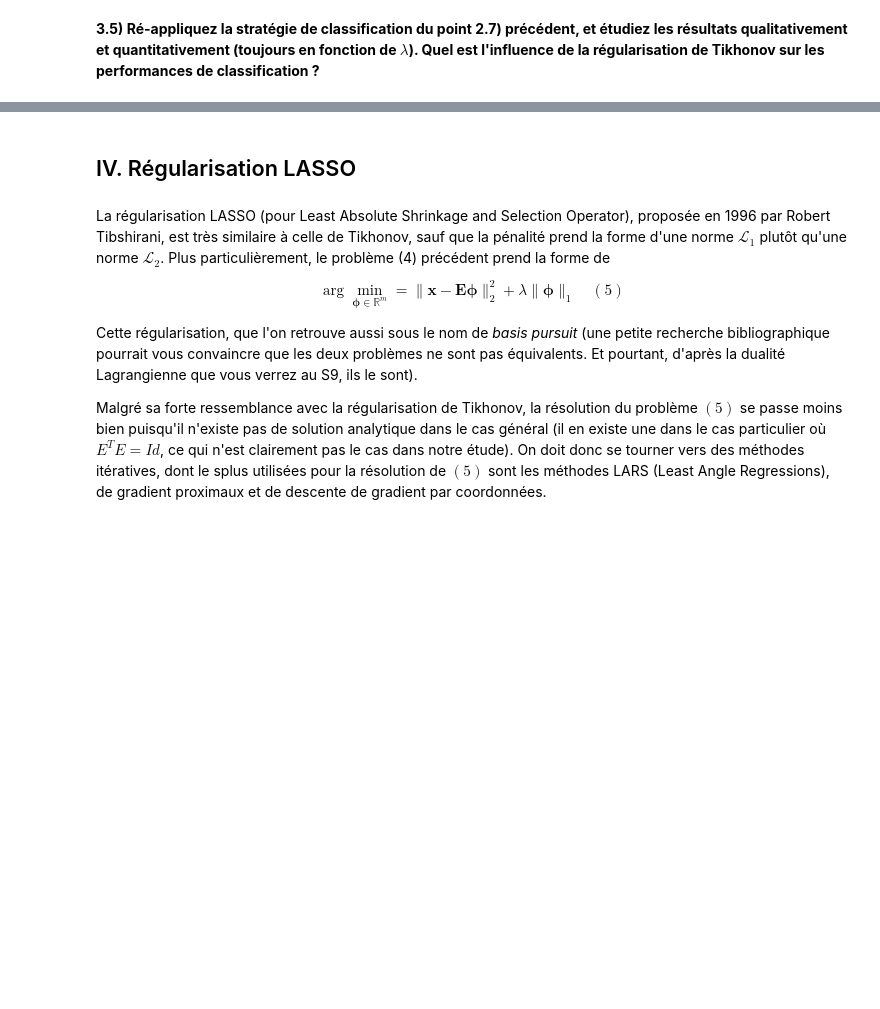
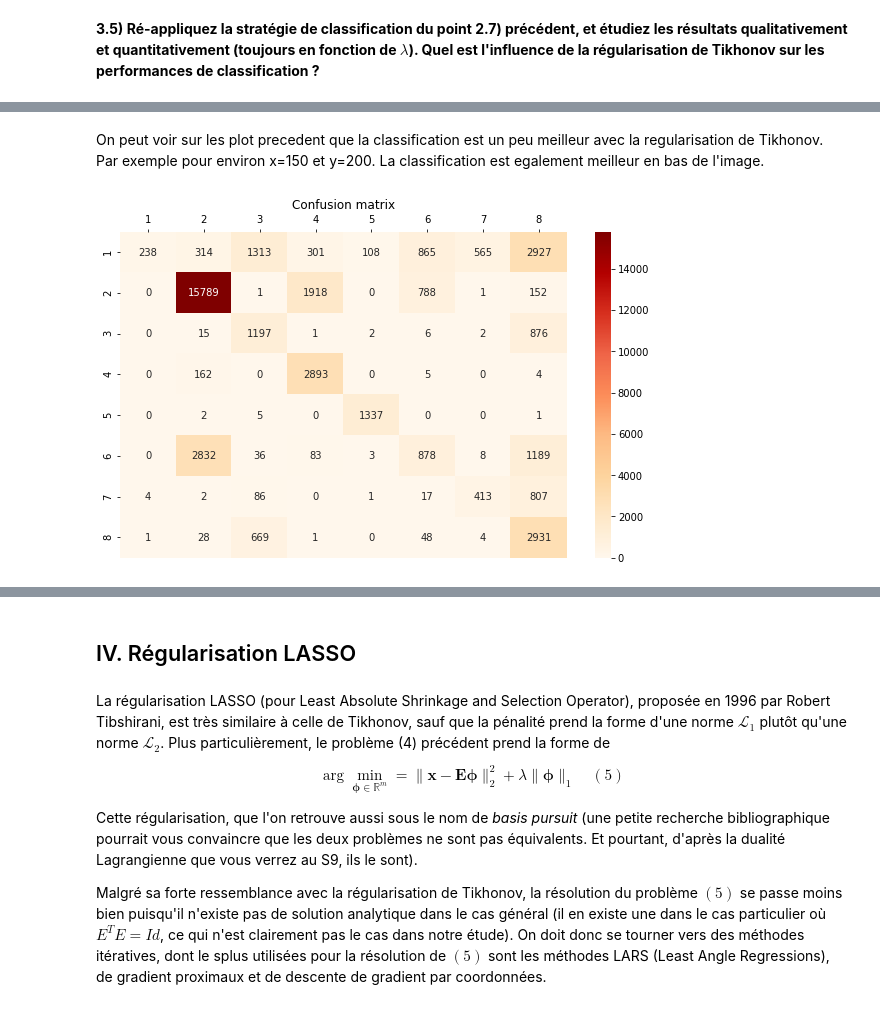
Before and after one commit to drguigui1/Unmixing-HSI, a Jupyter notebook: TP_demelange.ipynb, the cells around one changed output, grey strips where cells are left out. Drawn from its saved outputs; the diff is of its cells as text; code cells hidden in the pictures; blank space fills up the shorter version.

```diff
--- a/TP_demelange.ipynb
+++ b/TP_demelange.ipynb
@@ -655,0 +643,6 @@ plt.show()
+# %% [markdown]
+On peut voir sur les plot precedent que la classification est un peu meilleur avec la regularisation de Tikhonov. Par exemple pour environ x=150 et y=200. La classification est egalement meilleur en bas de l'image.
+# %%
+plot_confusion_matrix(gt[(gt != 0) & (gt != 9)], full_classifier_tik[full_classifier_tik != 0], class_names=np.arange(1, 9), log=False)
+# %% [output]
+[figure, added]
```
Also changed, not shown: parts of 25 cells of this notebook.
